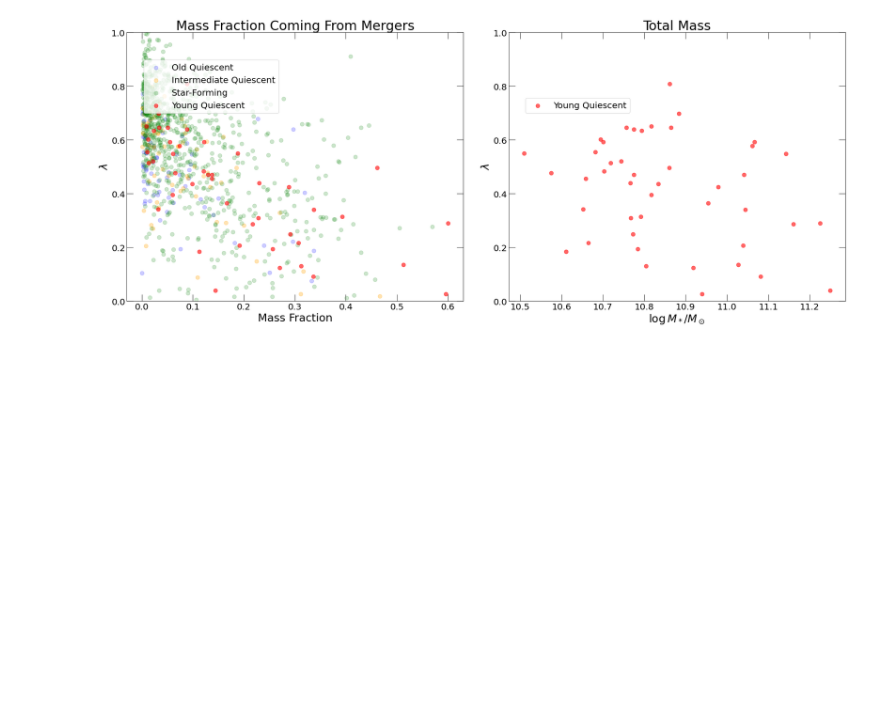
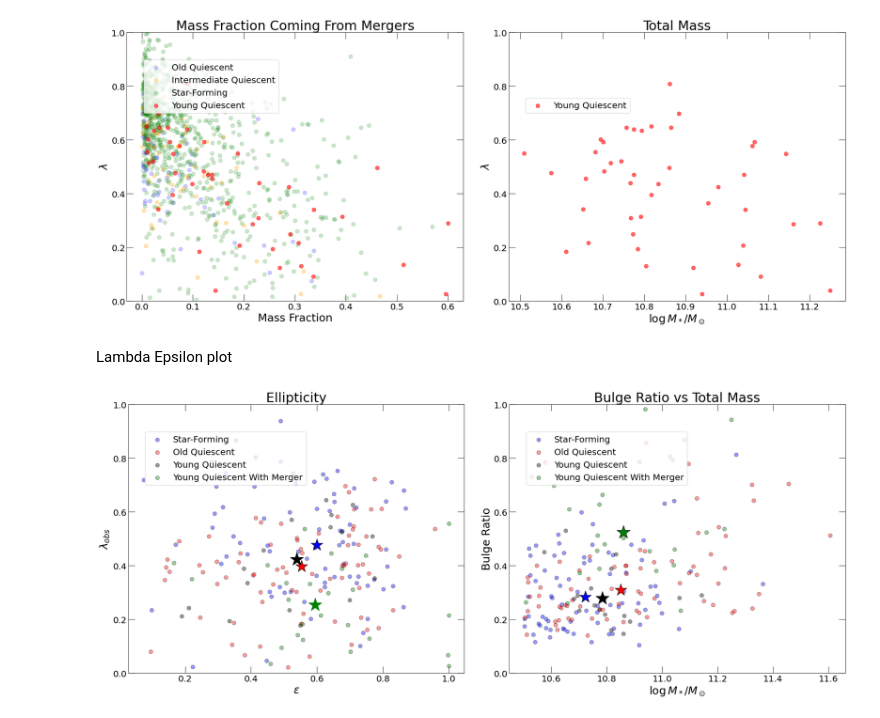
Before and after one commit to moira-andrews/Pathak_2021, a Jupyter notebook: kinematic_plots.ipynb, the cells around one changed output. Drawn from its saved outputs; the diff is of its cells as text; code cells hidden in the pictures; blank space fills up the shorter version.

Commit message:
ellipticity plot added

```diff
--- a/kinematic_plots.ipynb
+++ b/kinematic_plots.ipynb
@@ -19,6 +19,8 @@ with h5py.File('galaxy_population_data_'+str(2)+'.hdf5', 'r') as f:
     maximum_merger_ratio_30kpc_current_fraction = f['maximum_merger_ratio_30kpc_current_fraction'][:]
     lam = f['lam'][:]
     bulge_ratio = f['bulge_ratio'][:]
+    ellipticity = f['ellipticity'][:]
+    lambda_obs = f['lambda_obs'][:]
 # %%
 warnings.filterwarnings('ignore')
 
@@ -190,3 +196,62 @@ f.tight_layout(w_pad=4, h_pad=10)
 plt.savefig('mass_frac_all.png',dpi = 200)
 # %% [output]
 [figure]
+# %% [markdown]
+Lambda Epsilon plot
+# %%
+f, (ax1, ax2) = plt.subplots(1, 2, sharex='none', sharey='none', figsize=(24, 10))
+f.set_facecolor('w')
+n_bins=50
+redshift=2
+
+#select young quiescent galaxies by merger cut-off
+# had a significant prior merger
+PSB = (maximum_merger_ratio_30kpc_current_fraction>=0.1) & PSB_selection
+# had no significant prior merger
+PSBm = (maximum_merger_ratio_30kpc_current_fraction<0.1) & PSB_selection
+
+#panel 1: young quiescent galaxies with mergers
+ax1.scatter(ellipticity[subselection], lambda_obs[subselection], c='blue', s=80, alpha = 0.4, edgecolors='k', label='Star-Forming')
+ax1.scatter((ellipticity[old_quiescent_selection]), lambda_obs[old_quiescent_selection], c='red', s=80, alpha = 0.4, edgecolors='k', label='Old Quiescent')
+ax1.scatter((ellipticity[PSBm]), lambda_obs[PSBm], c='k', s=80, alpha=0.4, edgecolors='k', label='Young Quiescent')
+ax1.scatter((ellipticity[PSB]), lambda_obs[PSB], c='g', s=80, alpha=0.4, edgecolors='k', label='Young Quiescent With Merger')
+ax1.scatter(np.median(ellipticity[subselection]), np.median(lambda_obs[subselection]), c='blue', edgecolors='k', s=800, marker='*', lw=1)
+ax1.scatter(np.median(ellipticity[old_quiescent_selection]), np.median(lambda_obs[old_quiescent_selection]), c='red', edgecolors='k', s=800, marker='*', lw=1)
+ax1.scatter(np.median(ellipticity[PSBm]), np.median(lambda_obs[PSBm]), c='black', s=1000, edgecolors='black', marker='*', lw=1)
+ax1.scatter(np.median(ellipticity[PSB]), np.median(lambda_obs[PSB]), c='green', s=1000, edgecolors='green', marker='*', lw=1)
+
+ax1.legend(loc=(0.05, 0.7), fontsize=20, frameon=True)
+ax1.set_ylim(0, 1)
+#ax1.set_xlim(10.45, 11.7)
+ax1.set_xlabel('$\epsilon$', fontsize=25)
+ax1.set_ylabel('$\lambda_{obs}$', fontsize=25)
+ax1.set_yscale('linear')
+ax1.set_title('Ellipticity', fontsize=30)
+ax1.tick_params(which='major', length=15)
+ax1.tick_params(which='minor', length=7)
+ax1.tick_params(direction='in', which='both', labelsize=20, bottom=True, top=True, left=True, right=True)
+
+#panel 2: young quiescent galaxies without mergers
+ax2.scatter(total_mass[subselection], bulge_ratio[subselection], c='blue', s=80, alpha = 0.4, edgecolors='k', label='Star-Forming')
+ax2.scatter((total_mass[old_quiescent_selection]), bulge_ratio[old_quiescent_selection], c='red', s=80, alpha = 0.4, edgecolors='k', label='Old Quiescent')
+ax2.scatter((total_mass[PSBm]), bulge_ratio[PSBm], c='k', s=80, alpha=0.4, edgecolors='k', label='Young Quiescent')
+ax2.scatter((total_mass[PSB]), bulge_ratio[PSB], c='g', s=80, alpha=0.4, edgecolors='k', label='Young Quiescent With Merger')
+ax2.scatter(np.median(total_mass[subselection]), np.median(bulge_ratio[subselection]), c='blue', edgecolors='k', s=800, marker='*', lw=1)
+ax2.scatter(np.median(total_mass[old_quiescent_selection]), np.median(bulge_ratio[old_quiescent_selection]), c='red', edgecolors='k', s=800, marker='*', lw=1)
+ax2.scatter(np.median(total_mass[PSBm]), np.median(bulge_ratio[PSBm]), c='black', s=1000, edgecolors='black', marker='*', lw=1)
+ax2.scatter(np.median(total_mass[PSB]), np.median(bulge_ratio[PSB]), c='green', s=1000, edgecolors='black', marker='*', lw=1)
+ax2.legend(loc=(0.05, 0.7), fontsize=20, frameon=True)
+ax2.set_ylim(0, 1)
+ax2.set_xlabel('$\log \, M_*/M_\odot$', fontsize=25)
+ax2.set_ylabel('Bulge Ratio', fontsize=25)
+ax2.set_yscale('linear')
+ax2.set_title('Bulge Ratio vs Total Mass', fontsize=30)
+ax2.tick_params(which='major', length=15)
+ax2.tick_params(which='minor', length=7)
+ax2.tick_params(direction='in', which='both', labelsize=20, bottom=True, top=True, left=True, right=True)
+
+f.tight_layout(w_pad=4, h_pad=10)
+
+plt.savefig("Merger_plot.png",dpi=200)
+# %% [output]
+[figure, added]
```
Also changed, not shown: parts of 1 cell of this notebook.
